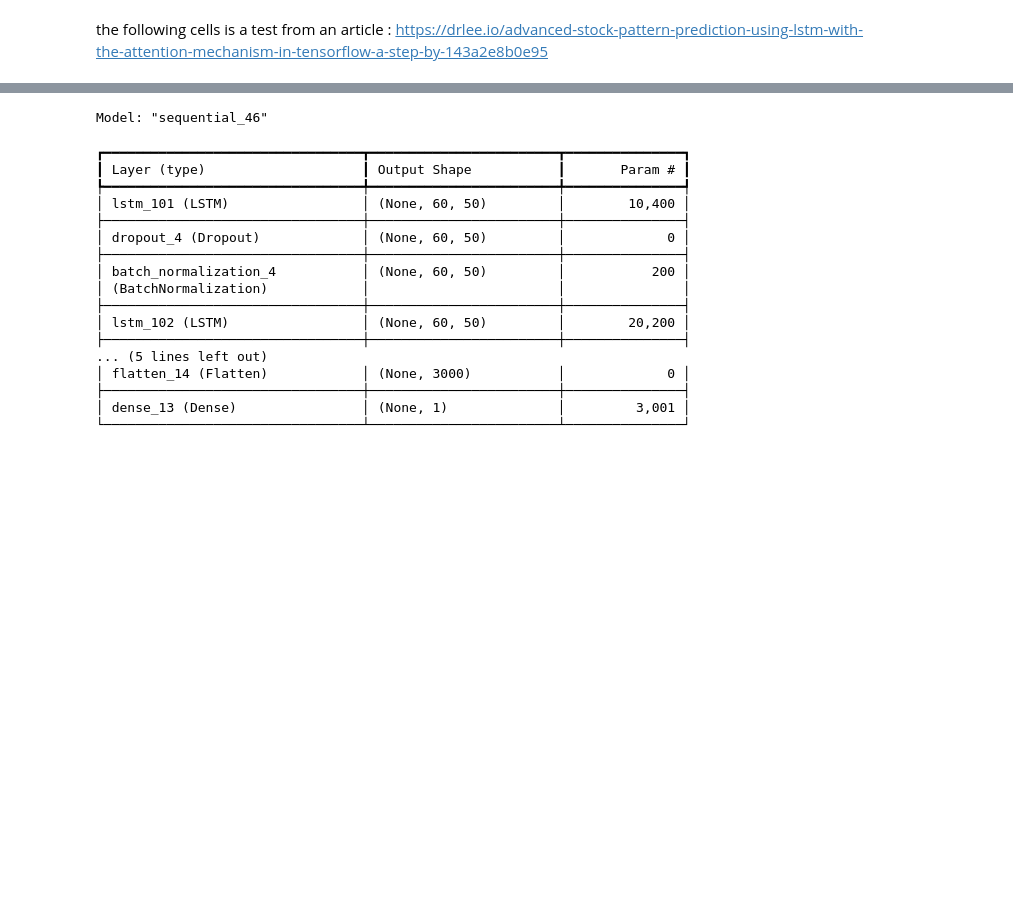
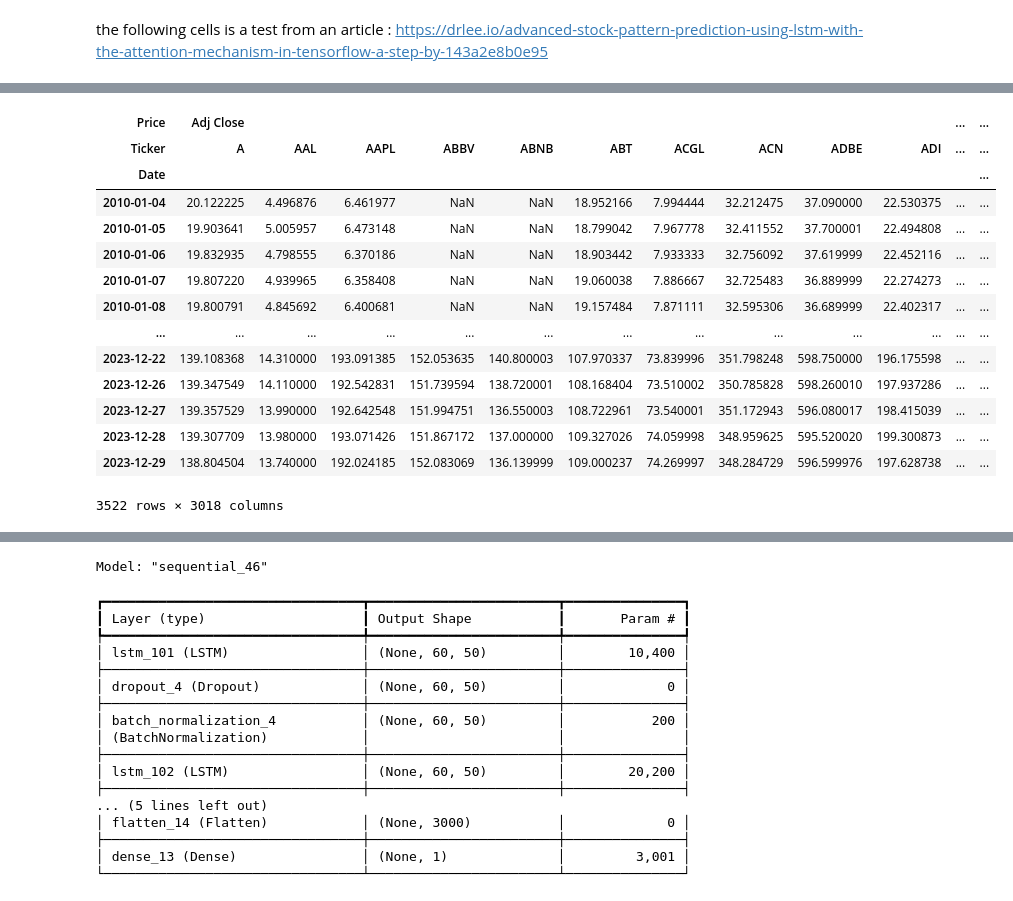
Before and after one commit to NicoJanko/Trading_Prediction, a Jupyter notebook: Exploratory_Analysis/Exploratory_analysis.ipynb, the cells around one changed output, grey strips where cells are left out. Drawn from its saved outputs; the diff is of its cells as text; code cells hidden in the pictures; blank space fills up the shorter version.

```diff
--- a/Exploratory_Analysis/Exploratory_analysis.ipynb
+++ b/Exploratory_Analysis/Exploratory_analysis.ipynb
@@ -43,0 +49,18 @@ memory usage: 192.6 KB
+# %%
+all_data
+# %% [output]
+| Price | Adj Close |  |  |  |  |  |  |  |  |  | ... | ... |
+| Ticker | A | AAL | AAPL | ABBV | ABNB | ABT | ACGL | ACN | ADBE | ADI | ... | ... |
+| Date |  |  |  |  |  |  |  |  |  |  |  | ... |
+| 2010-01-04 | 20.122225 | 4.496876 | 6.461977 | NaN | NaN | 18.952166 | 7.994444 | 32.212475 | 37.090000 | 22.530375 | ... | ... |
+| 2010-01-05 | 19.903641 | 5.005957 | 6.473148 | NaN | NaN | 18.799042 | 7.967778 | 32.411552 | 37.700001 | 22.494808 | ... | ... |
+| 2010-01-06 | 19.832935 | 4.798555 | 6.370186 | NaN | NaN | 18.903442 | 7.933333 | 32.756092 | 37.619999 | 22.452116 | ... | ... |
+| 2010-01-07 | 19.807220 | 4.939965 | 6.358408 | NaN | NaN | 19.060038 | 7.886667 | 32.725483 | 36.889999 | 22.274273 | ... | ... |
+| 2010-01-08 | 19.800791 | 4.845692 | 6.400681 | NaN | NaN | 19.157484 | 7.871111 | 32.595306 | 36.689999 | 22.402317 | ... | ... |
+| ... | ... | ... | ... | ... | ... | ... | ... | ... | ... | ... | ... | ... |
+| 2023-12-22 | 139.108368 | 14.310000 | 193.091385 | 152.053635 | 140.800003 | 107.970337 | 73.839996 | 351.798248 | 598.750000 | 196.175598 | ... | ... |
+| 2023-12-26 | 139.347549 | 14.110000 | 192.542831 | 151.739594 | 138.720001 | 108.168404 | 73.510002 | 350.785828 | 598.260010 | 197.937286 | ... | ... |
+| 2023-12-27 | 139.357529 | 13.990000 | 192.642548 | 151.994751 | 136.550003 | 108.722961 | 73.540001 | 351.172943 | 596.080017 | 198.415039 | ... | ... |
+| 2023-12-28 | 139.307709 | 13.980000 | 193.071426 | 151.867172 | 137.000000 | 109.327026 | 74.059998 | 348.959625 | 595.520020 | 199.300873 | ... | ... |
+| 2023-12-29 | 138.804504 | 13.740000 | 192.024185 | 152.083069 | 136.139999 | 109.000237 | 74.269997 | 348.284729 | 596.599976 | 197.628738 | ... | ... |
+3522 rows × 3018 columns
```
Also changed, not shown: parts of 18 cells of this notebook.
